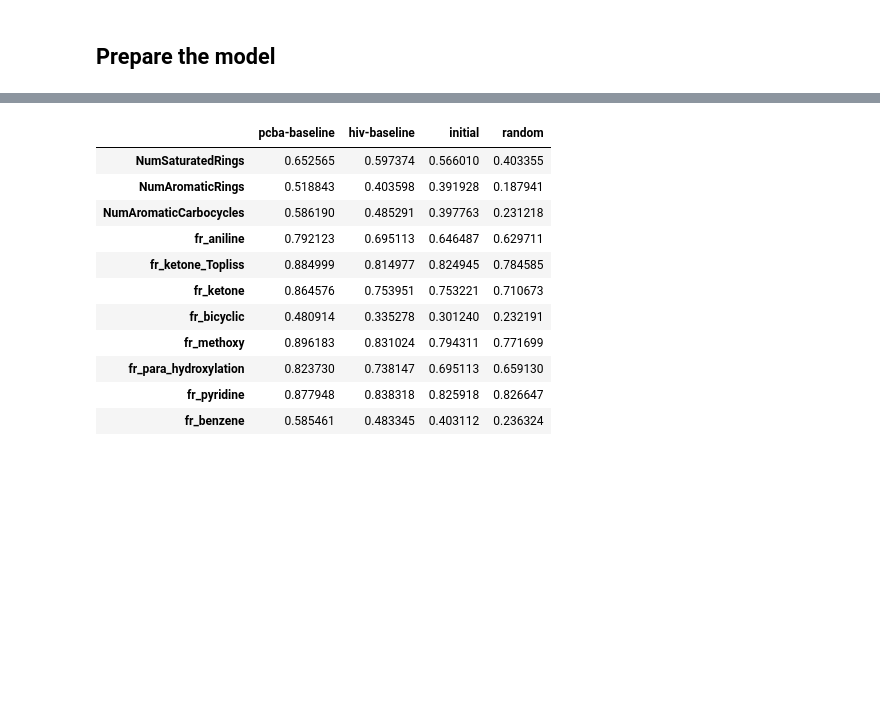
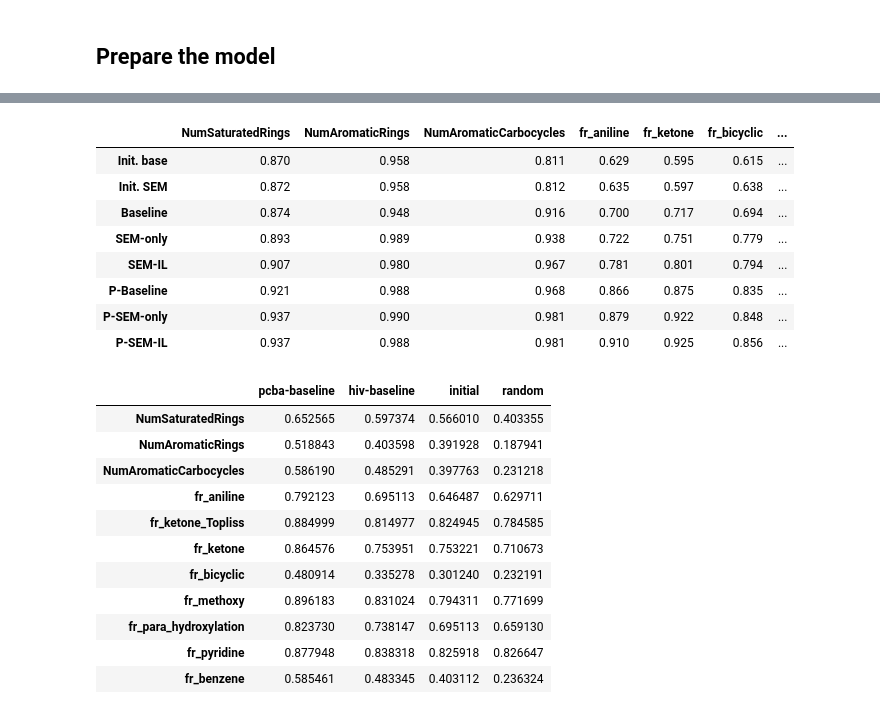
Before and after one commit to Joshua-Ren/P4_Graph, a Jupyter notebook: graph_probing_evaluations.ipynb, the cells around one changed output, grey strips where cells are left out. Saved outputs shown, nothing was run; the diff lists cells and outputs as text; code cells hidden in the pictures; blank space fills up the shorter version.

```diff
--- a/graph_probing_evaluations.ipynb
+++ b/graph_probing_evaluations.ipynb
@@ -167,10 +171,10 @@ args.L=30
 args.V=10
 args.num_tasks = 1
 ckp_sem_seed = os.path.join(RESULT_PATH, 'model_seed.pt')
-init_sem, rnd_sem = get_probing_result(args, ckp_sem_seed, run_random=False)
+init_sem, _ = get_probing_result(args, ckp_sem_seed, run_random=False)
 
 ckp_gen0 = os.path.join(RESULT_PATH, 'model_gen_00.pt')
 sem_only, _ = get_probing_result(args, ckp_gen0, run_random=False)
 
-ckp_gen4 = os.path.join(RESULT_PATH, 'model_gen_04.pt')
-sem_il, _ = get_probing_result(args, ckp_gen4, run_random=False)
+ckp_gen9 = os.path.join(RESULT_PATH, 'model_gen_09.pt')
+sem_il, _ = get_probing_result(args, ckp_gen9, run_random=False)
@@ -199,3 +181,45 @@ pcba_perf_sem_gen6, _ = get_probing_result(args, ckp_gen6, run_random=False)
+# %%
+# ====== BASELINE ON PCBA
+RESULT_PATH = 'E:\\P4_Graph\\results\\gcn_std\\pcba_gcn_baseline'
+args.bottle_type = 'std'
+args.num_tasks = 128
+pcba_ckp_baseline = os.path.join(RESULT_PATH, 'model_gen_00.pt')
+pcba_baseline, _ = get_probing_result(args, pcba_ckp_baseline, run_random=False)
+
+
+RESULT_PATH = 'E:\\P4_Graph\\results\\gcn_sem\\ogbg-molpcba\\pcba_gcn_semmile_3010_save'
+args.bottle_type = 'sem'
+args.head_type = 'linear'
+args.num_tasks = 128
+#args.L = 40
+#args.V = 20
+
+
+ckp_gen0 = os.path.join(RESULT_PATH, 'model_gen_00.pt')
+pcba_sem_only, _ = get_probing_result(args, ckp_gen0, run_random=False)
+
+
+ckp_gen6 = os.path.join(RESULT_PATH, 'model_gen_06.pt')
+pcba_sem_il, _ = get_probing_result(args, ckp_gen6, run_random=False)
+# %%
+avg = np.concatenate((init_base, init_sem, baseline ,sem_only,sem_il,pcba_baseline,pcba_sem_only,pcba_sem_il)).reshape(8,-1).mean(1)
+# %%
+perf_std = pd.DataFrame(np.column_stack((init_base, init_sem, baseline ,sem_only,sem_il,pcba_baseline,pcba_sem_only,pcba_sem_il)),
+                      index=selected_prop, columns=['Init. base','Init. SEM', 'Baseline', 'SEM-only', 'SEM-IL','P-Baseline', 'P-SEM-only', 'P-SEM-IL'])
+perf_std = perf_std.T.round(3)
+perf_std.loc[:, "avg"] = list(avg.round(3))
+# %%
+perf_std
+# %% [output]
+|  | NumSaturatedRings | NumAromaticRings | NumAromaticCarbocycles | fr_aniline | fr_ketone | fr_bicyclic | ... |
+| Init. base | 0.870 | 0.958 | 0.811 | 0.629 | 0.595 | 0.615 | ... |
+| Init. SEM | 0.872 | 0.958 | 0.812 | 0.635 | 0.597 | 0.638 | ... |
+| Baseline | 0.874 | 0.948 | 0.916 | 0.700 | 0.717 | 0.694 | ... |
+| SEM-only | 0.893 | 0.989 | 0.938 | 0.722 | 0.751 | 0.779 | ... |
+| SEM-IL | 0.907 | 0.980 | 0.967 | 0.781 | 0.801 | 0.794 | ... |
+| P-Baseline | 0.921 | 0.988 | 0.968 | 0.866 | 0.875 | 0.835 | ... |
+| P-SEM-only | 0.937 | 0.990 | 0.981 | 0.879 | 0.922 | 0.848 | ... |
+| P-SEM-IL | 0.937 | 0.988 | 0.981 | 0.910 | 0.925 | 0.856 | ... |
 # %%
 perf_std = pd.DataFrame(np.column_stack((pcba_perf_seed, perf_base, perf_seed ,rnd)),
                       index=selected_prop, columns=['pcba-baseline','hiv-baseline', 'initial', 'random'])
```
Also changed, not shown: parts of 17 cells of this notebook, 3 other files.
